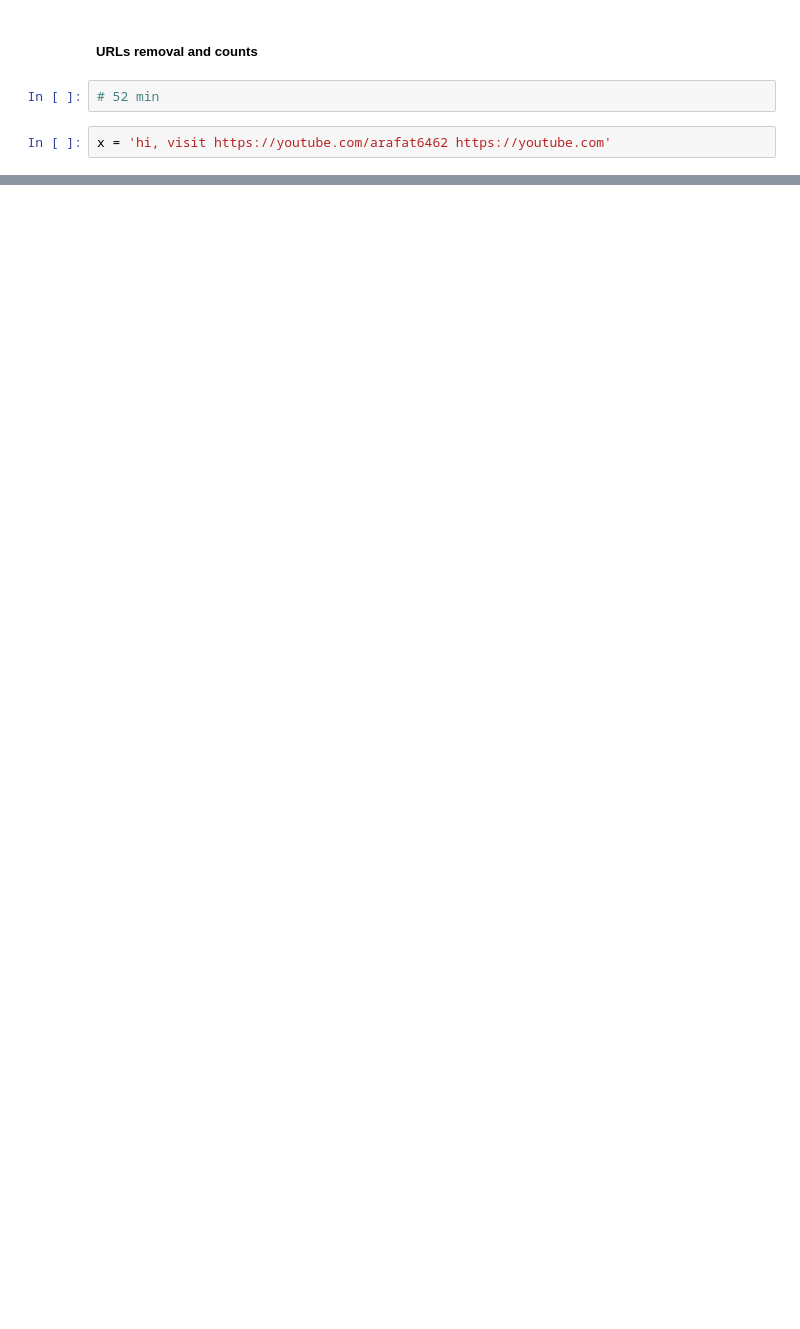
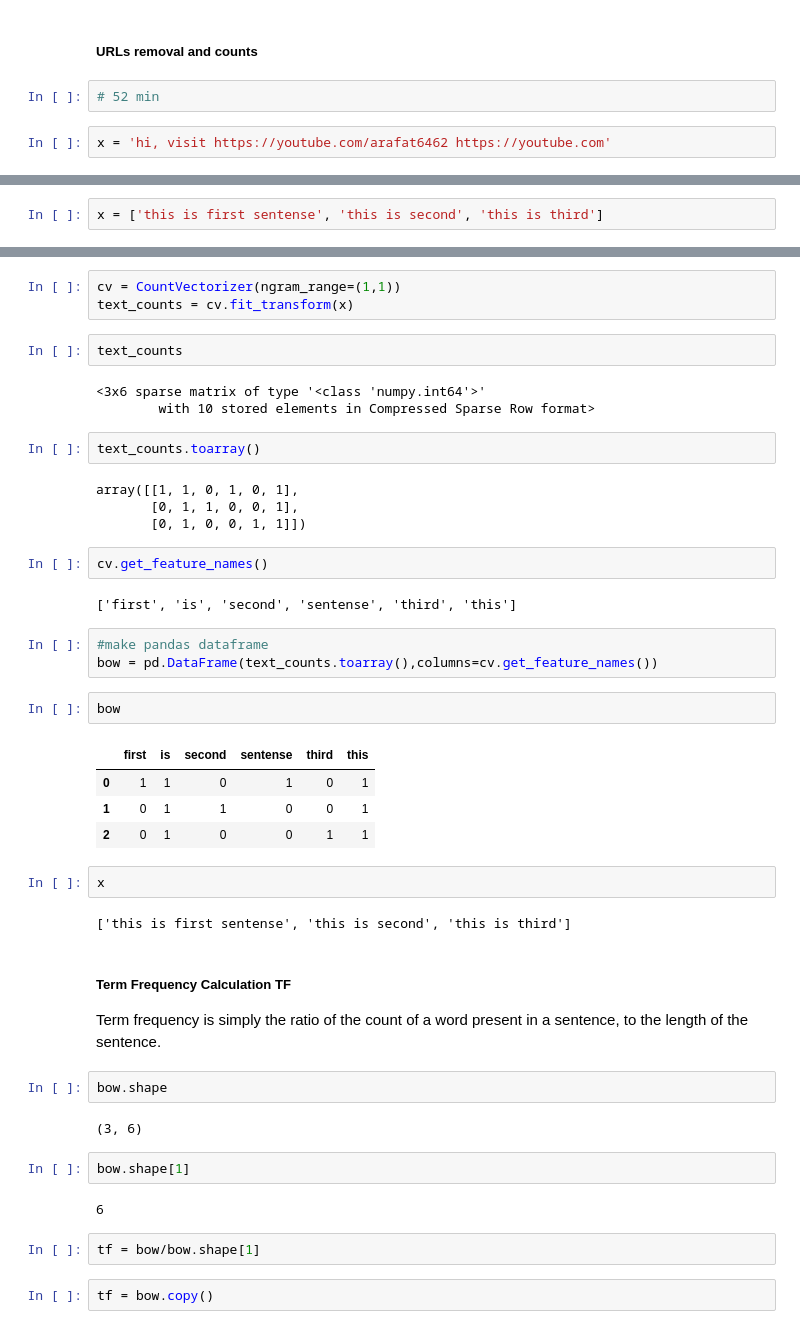
Before and after one commit to Arafat6462/NLP, a Jupyter notebook: Spacy Preprocessing.ipynb, the cells around one changed output, grey strips where cells are left out. Drawn from its saved outputs; the diff is of its cells as text; blank space fills up the shorter version.

```diff
--- a/Spacy Preprocessing.ipynb
+++ b/Spacy Preprocessing.ipynb
@@ -392,0 +906,2 @@ df.head()
+# %%
+x = ['this is first sentense', 'this is second', 'this is third']
@@ -392,0 +910,48 @@ df.head()
+# %%
+cv = CountVectorizer(ngram_range=(1,1))
+text_counts = cv.fit_transform(x)
+# %%
+text_counts
+# %% [output]
+<3x6 sparse matrix of type '<class 'numpy.int64'>'
+        with 10 stored elements in Compressed Sparse Row format>
+# %%
+text_counts.toarray()
+# %% [output]
+array([[1, 1, 0, 1, 0, 1],
+       [0, 1, 1, 0, 0, 1],
+       [0, 1, 0, 0, 1, 1]])
+# %%
+cv.get_feature_names()
+# %% [output]
+['first', 'is', 'second', 'sentense', 'third', 'this']
+# %%
+#make pandas dataframe
+bow = pd.DataFrame(text_counts.toarray(),columns=cv.get_feature_names())
+# %%
+bow
+# %% [output]
+|  | first | is | second | sentense | third | this |
+| 0 | 1 | 1 | 0 | 1 | 0 | 1 |
+| 1 | 0 | 1 | 1 | 0 | 0 | 1 |
+| 2 | 0 | 1 | 0 | 0 | 1 | 1 |
+# %%
+x
+# %% [output]
+['this is first sentense', 'this is second', 'this is third']
+# %% [markdown]
+##### Term Frequency Calculation TF
+
+Term frequency is simply the ratio of the count of a word present in a sentence, to the length of the sentence.
+# %%
+bow.shape
+# %% [output]
+(3, 6)
+# %%
+bow.shape[1]
+# %% [output]
+6
+# %%
+tf = bow/bow.shape[1]
+# %%
+tf = bow.copy()
```
Also changed, not shown: parts of 154 cells of this notebook.
